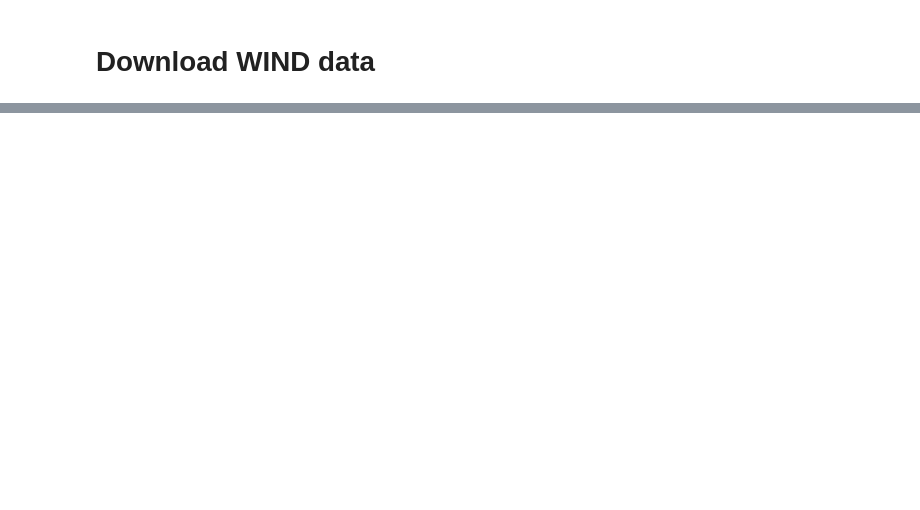
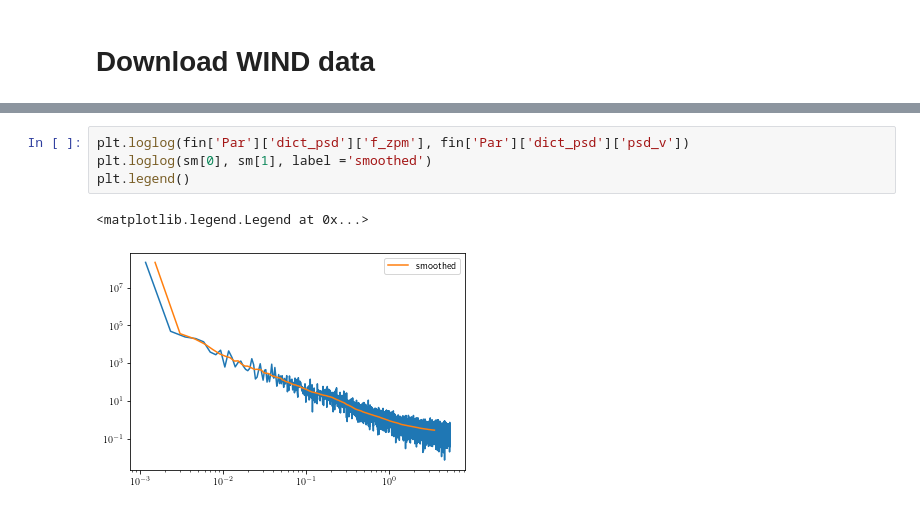
Before and after one commit to nsioulas/MHDTurbPy, a Jupyter notebook: Notebooks_Examples/download_data_WIND.ipynb, the cells around one changed output, grey strips where cells are left out. Saved outputs shown, nothing was run; the diff lists cells and outputs as text; blank space fills up the shorter version.

```diff
--- a/Notebooks_Examples/download_data_WIND.ipynb
+++ b/Notebooks_Examples/download_data_WIND.ipynb
@@ -203,0 +329,7 @@ Parallel(n_jobs=1)(delayed(data_analysis.download_files)(ok,
+# %%
+plt.loglog(fin['Par']['dict_psd']['f_zpm'], fin['Par']['dict_psd']['psd_v'])
+plt.loglog(sm[0], sm[1], label ='smoothed')
+plt.legend()
+# %% [output]
+<matplotlib.legend.Legend at 0x...>
+[figure, added]
```
Also changed, not shown: parts of 32 cells of this notebook, 11 other files.
